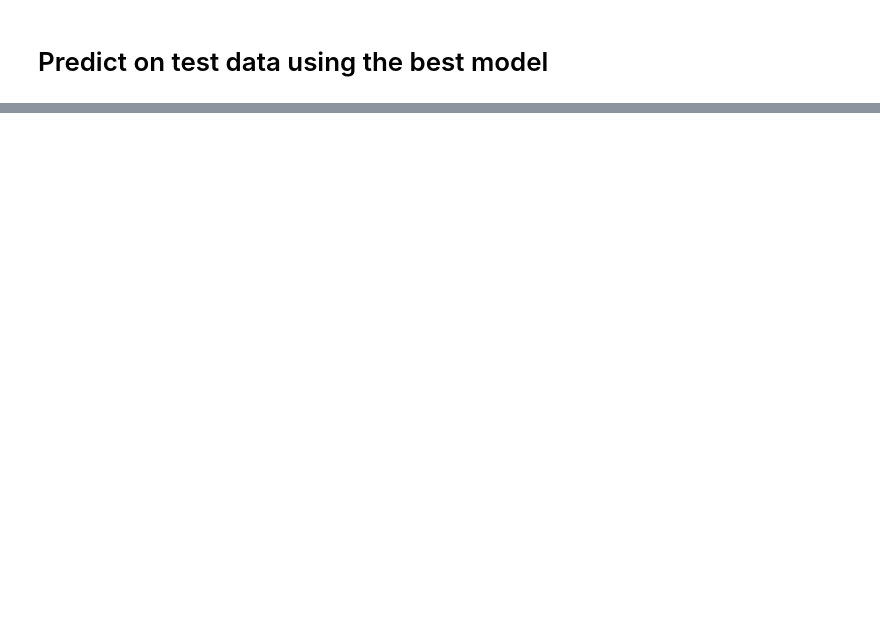
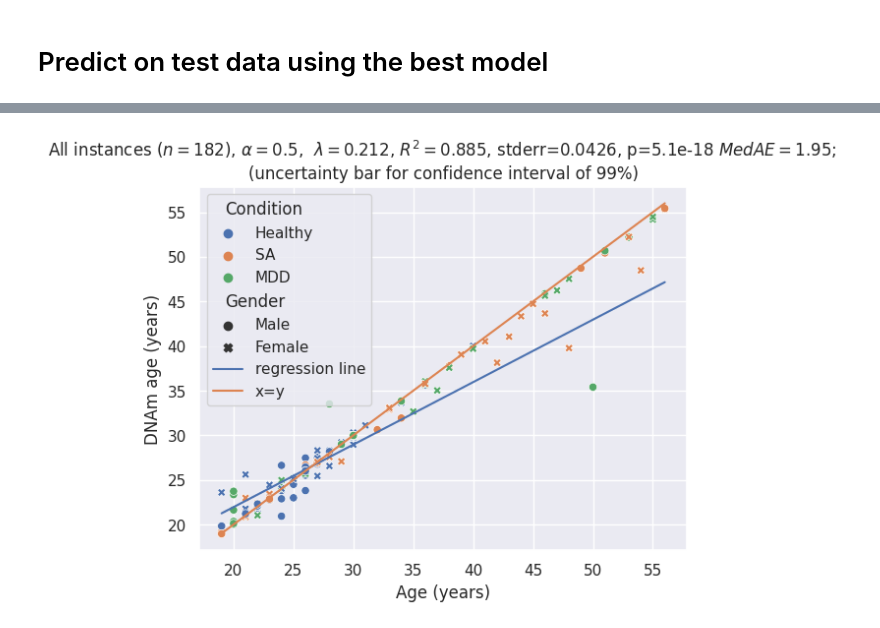
Before and after one commit to szazo/epigenetic-clock, a Jupyter notebook: assignment2_rrbs.ipynb, the cells around one changed output, grey strips where cells are left out. Cells and saved outputs as stored; diff of their text form; code cells hidden in the pictures; blank space fills up the shorter version.

```diff
--- a/assignment2_rrbs.ipynb
+++ b/assignment2_rrbs.ipynb
@@ -126,0 +166,16 @@ print(stats)
+# %%
+# predict
+y_pred = best_model.predict(X = X, lamb=best_lambda)
+# %%
+stats = clock_trainer.calculate_statistics(y_true=y, y_pred=y_pred)
+clock_trainer.plot_linear_regression_result(
+    y_true=y,
+    y_pred=y_pred,
+    stats=test_stats,
+    alpha=best_alpha,
+    lamb=best_lambda,
+    title_prefix='All instances',
+    hue=meta_df['Condition'],
+    style=meta_df['Gender'])
+# %% [output]
+[figure, added]
```
Also changed, not shown: parts of 12 cells of this notebook, 4 other files.
